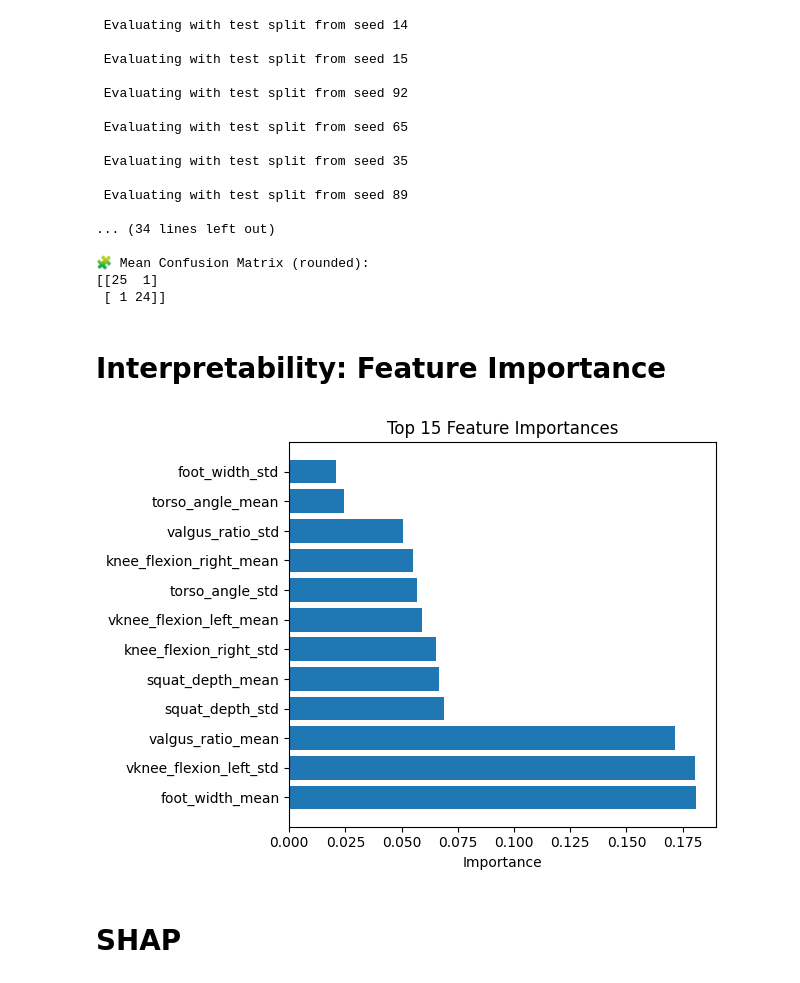
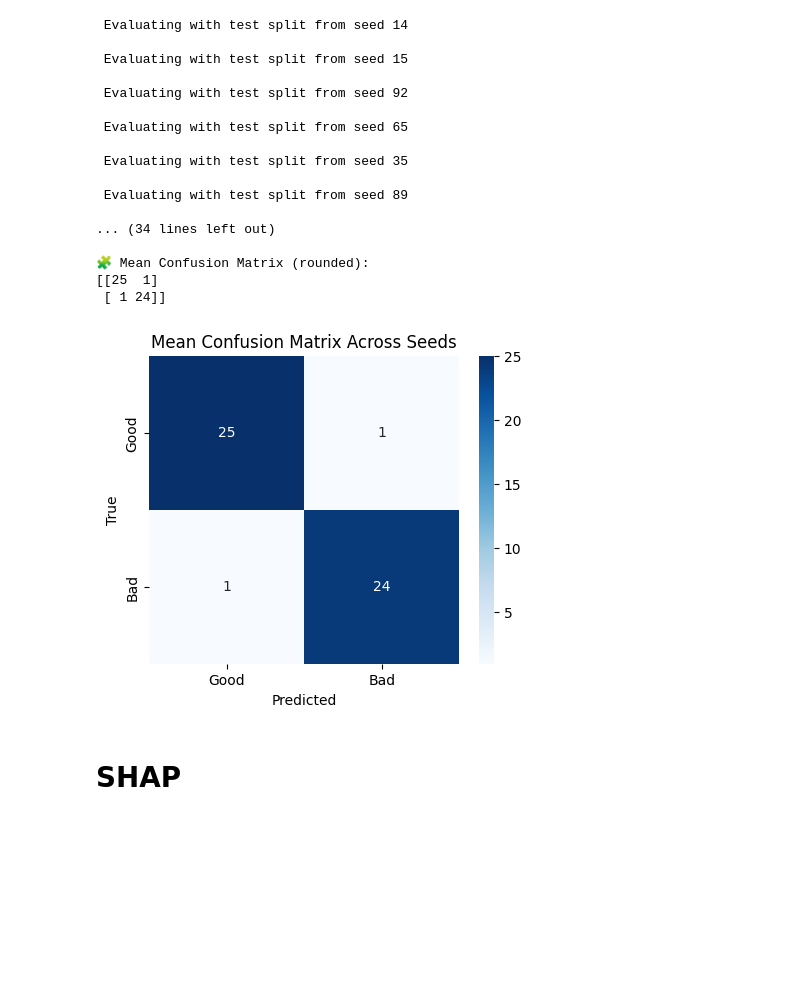
Before and after one commit to perujuice/BScThesis, a Jupyter notebook: models/rf-bioFeatures.ipynb, the cells around one changed output. Cells and saved outputs as stored; diff of their text form; code cells hidden in the pictures; blank space fills up the shorter version.

Commit message:
Completed all results with aug data, RF eval done!

```diff
--- a/models/rf-bioFeatures.ipynb
+++ b/models/rf-bioFeatures.ipynb
@@ -165,0 +197,15 @@ print(X_train.shape, X_test.shape, y_train.shape, y_test.shape)
+# %%
+# Resplit data
+X_train, X_test, y_train, y_test = train_test_split(
+    X, y, test_size=0.2, stratify=y, random_state=seeds[0]
+)
+
+# Normalize using only training data
+scaler = MinMaxScaler()
+X_train = scaler.fit_transform(X_train_raw)  # Normalize training data
+X_test = scaler.transform(X_test)
+
+# Augment only the training set
+augmenter = Augmenter(noise_std=0.05, noise_n=2)  # Now suitable for normalized data
+X_train, y_train = augment_rf_data(X_train, y_train, augmenter, base_seed=seeds[0])
+print(f"\n Loaded and split: {len(X_train)} training samples, {len(X_test)} test samples")
@@ -184,7 +232,17 @@ for seed in seeds:
         X, y, test_size=0.2, stratify=y, random_state=seed
     )
 
-    best_rf = RandomForestClassifier(**best_params, random_state=seed)
+    # Normalize using only training data
+    scaler = MinMaxScaler()
+    X_train = scaler.fit_transform(X_train)  # Normalize training data
+    X_test = scaler.transform(X_test)
+
+    # Augment only the training set
+    augmenter = Augmenter(noise_std=0.05, noise_n=2)  # Now suitable for normalized data
+    X_train, y_train = augment_rf_data(X_train, y_train, augmenter, base_seed=seed)
+
+
+    best_rf = RandomForestClassifier(**best_params, random_state=seeds[0])
     best_rf.fit(X_train, y_train)
 
     # Predict labels and probabilities
@@ -241,20 +299,19 @@ print(avg_cm)
 🧩 Mean Confusion Matrix (rounded):
 [[25  1]
  [ 1 24]]
-# %% [markdown]
-# Interpretability: Feature Importance
-# %%
-import matplotlib.pyplot as plt
-importances = best_rf.feature_importances_
-feature_names = X_test.columns
-sorted_idx = importances.argsort()[::-1]
-
-plt.barh(feature_names[sorted_idx][:15], importances[sorted_idx][:15])
-plt.title("Top 15 Feature Importances")
-plt.xlabel("Importance")
-plt.tight_layout()
-plt.show()
-# %% [output]
-[figure, removed]
+# %%
+import seaborn as sns
+import matplotlib.pyplot as plt
+
+plt.figure(figsize=(5, 4))
+sns.heatmap(avg_cm, annot=True, fmt="d", cmap="Blues")
+plt.title("Mean Confusion Matrix Across Seeds")
+plt.xlabel("Predicted")
+plt.ylabel("True")
+plt.xticks([0.5, 1.5], ["Good", "Bad"])
+plt.yticks([0.5, 1.5], ["Good", "Bad"])
+plt.show()
+# %% [output]
+[figure, added]
 # %% [markdown]
 # SHAP
```
Also changed, not shown: parts of 9 cells of this notebook, 16 other files.
